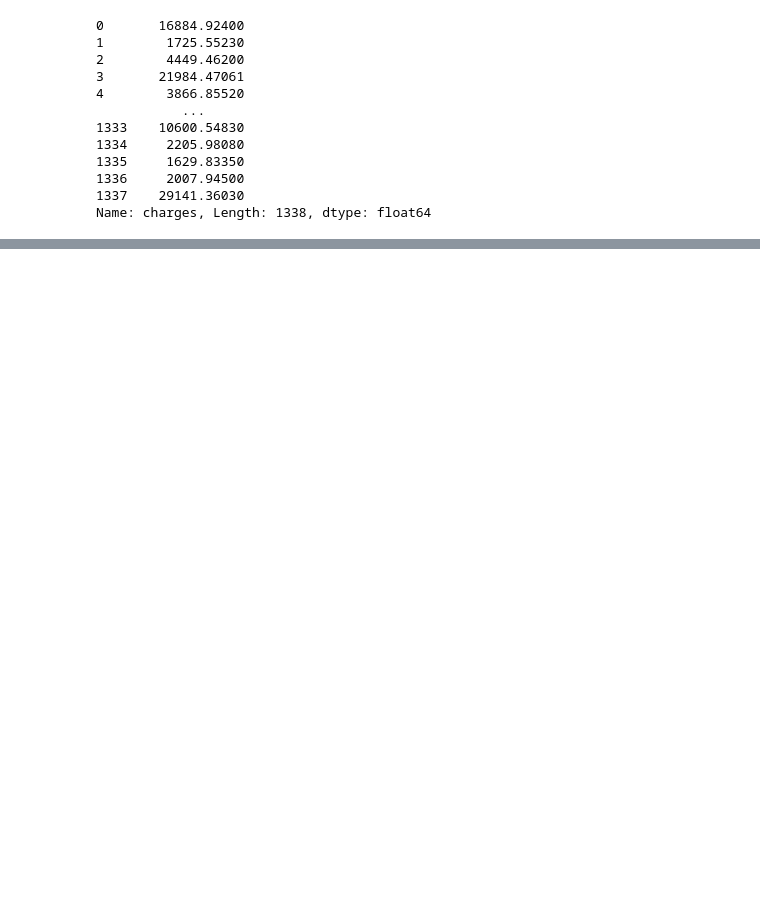
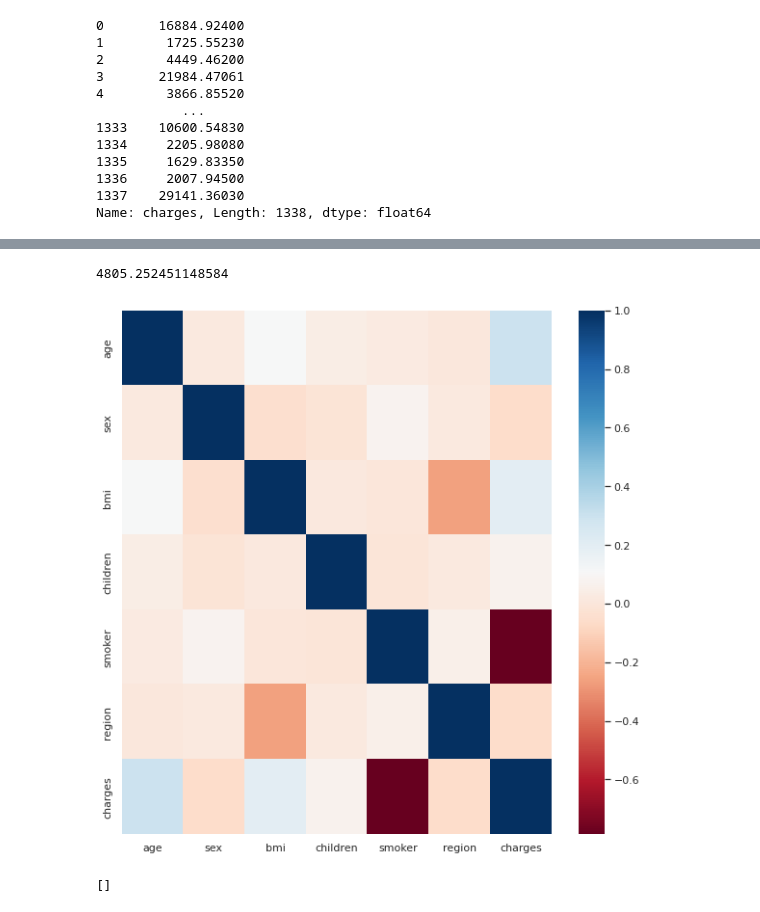
Before and after one commit to gonuldsk/MachineLearning, a Jupyter notebook: Project1.ipynb, the cells around one changed output, grey strips where cells are left out. Drawn from its saved outputs; the diff is of its cells as text; code cells hidden in the pictures; blank space fills up the shorter version.

```diff
--- a/Project1.ipynb
+++ b/Project1.ipynb
@@ -412,0 +382,6 @@ NotFittedError: ignored
+# %%
+df.replace({'sex':{'male':0,'female':1}}, inplace=True)
+
+df.replace({'smoker':{'yes':0,'no':1}}, inplace=True)
+
+df.replace({'region':{'southeast':0,'southwest':1,'northeast':2,'northwest':3}}, inplace=True)
@@ -469,0 +473,25 @@ Name: charges, Length: 268, dtype: float64
+# %%
+lgbm_model = LGBMRegressor()
+
+rmse = np.mean(np.sqrt(-cross_val_score(lgbm_model, X, y, cv=5, scoring="neg_mean_squared_error")))
+rmse
+# %% [output]
+4805.252451148584
+# %%
+def high_correlated_cols(dataframe, plot=False, corr_th=0.80):
+    corr = dataframe.corr()
+    cor_matrix = corr.abs()
+    upper_triangle_matrix = cor_matrix.where(np.triu(np.ones(cor_matrix.shape), k=1).astype(np.bool))
+    drop_list = [col for col in upper_triangle_matrix.columns if any(upper_triangle_matrix[col] > corr_th)]
+    if plot:
+        import seaborn as sns
+        import matplotlib.pyplot as plt
+        sns.set(rc={'figure.figsize': (10, 10)})
+        sns.heatmap(corr, cmap="RdBu")
+        plt.show()
+    return drop_list
+
+high_correlated_cols(df, plot=True)
+# %% [output]
+[figure, added]
+[]
```
Also changed, not shown: parts of 40 cells of this notebook.
